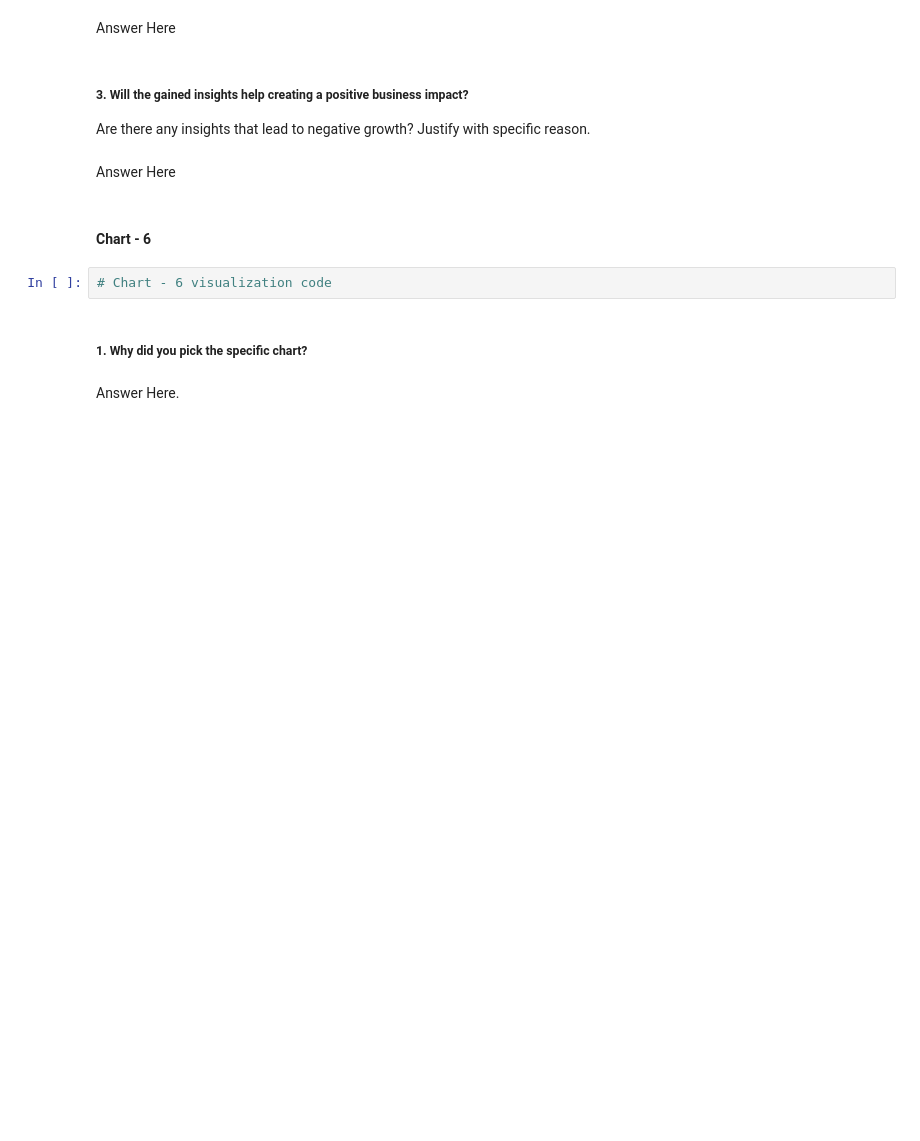
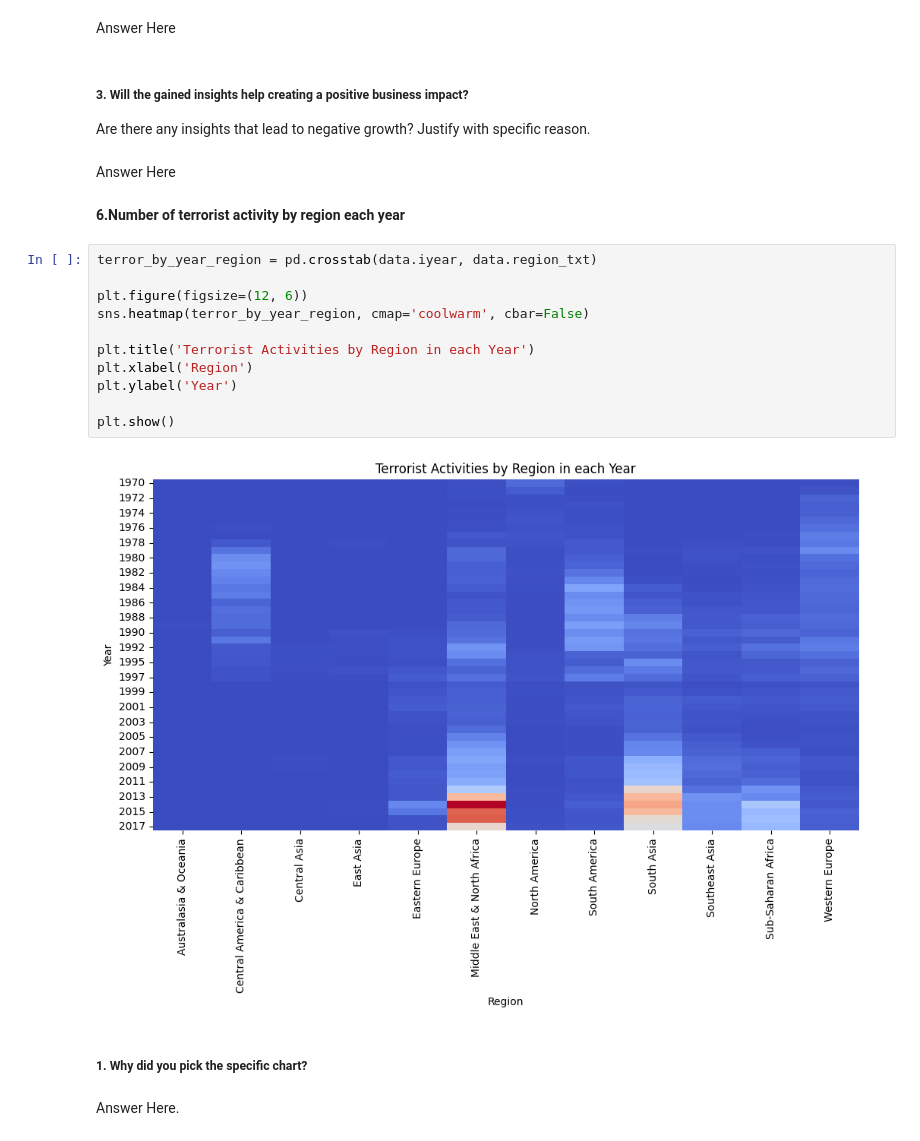
Before and after one commit to vaishnavikaithwas/Global-Terrorism-EDA-Project, a Jupyter notebook: Global_Terrorism_EDA.ipynb, the cells around one changed output. Cells and saved outputs as stored; diff of their text form; blank space fills up the shorter version.

```diff
--- a/Global_Terrorism_EDA.ipynb
+++ b/Global_Terrorism_EDA.ipynb
@@ -608,10 +669,21 @@ Answer Here
 Are there any insights that lead to negative growth? Justify with specific reason.
 # %% [markdown]
 Answer Here
-# %% [markdown]
-#### Chart - 6
-# %%
-# Chart - 6 visualization code
+# %% [markdown]
+ **6.Number of terrorist activity by region each year**
+# %%
+terror_by_year_region = pd.crosstab(data.iyear, data.region_txt)
+
+plt.figure(figsize=(12, 6))
+sns.heatmap(terror_by_year_region, cmap='coolwarm', cbar=False)
+
+plt.title('Terrorist Activities by Region in each Year')
+plt.xlabel('Region')
+plt.ylabel('Year')
+
+plt.show()
+# %% [output]
+[figure, added]
 # %% [markdown]
 ##### 1. Why did you pick the specific chart?
 # %% [markdown]
```
Also changed, not shown: parts of 61 cells of this notebook.
